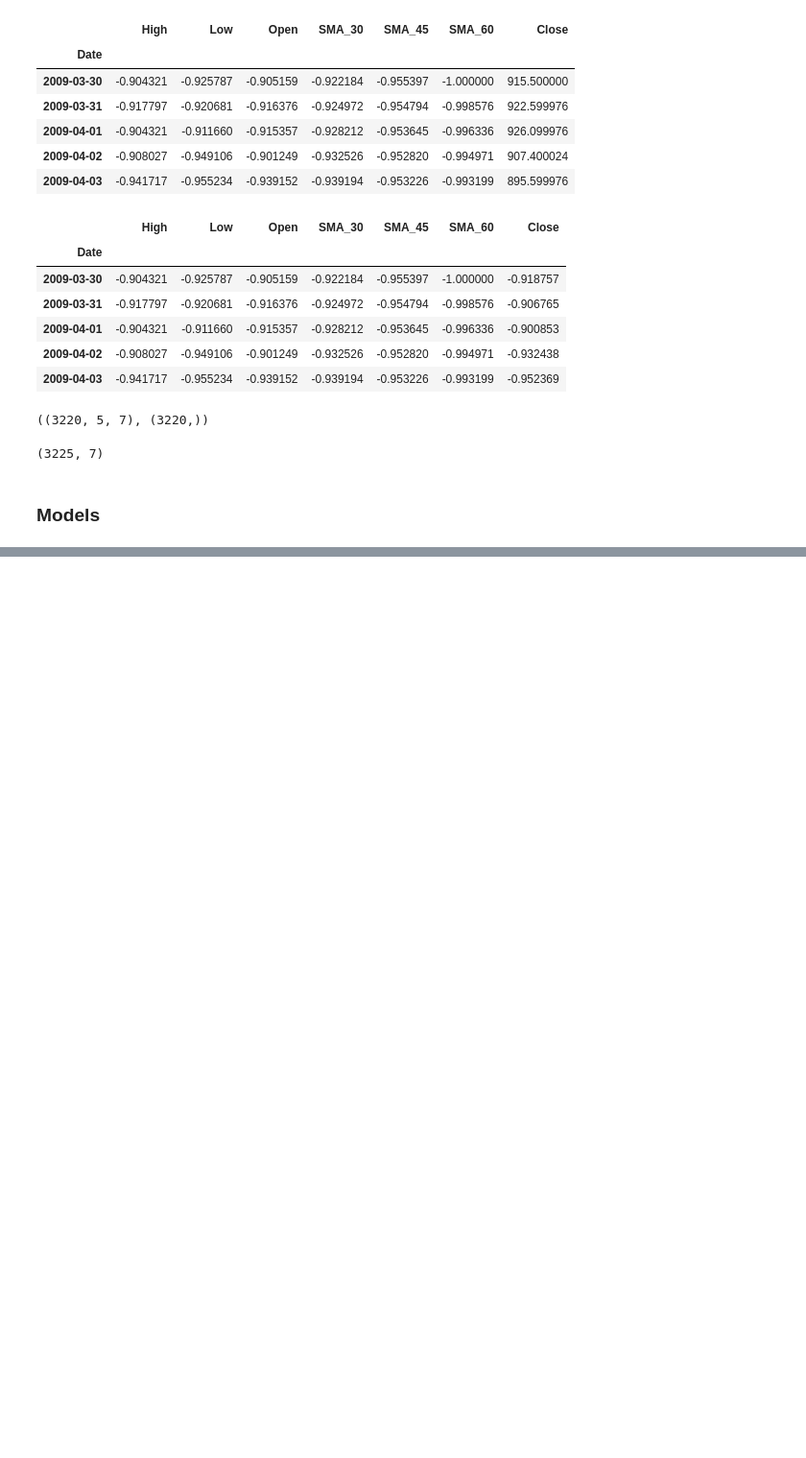
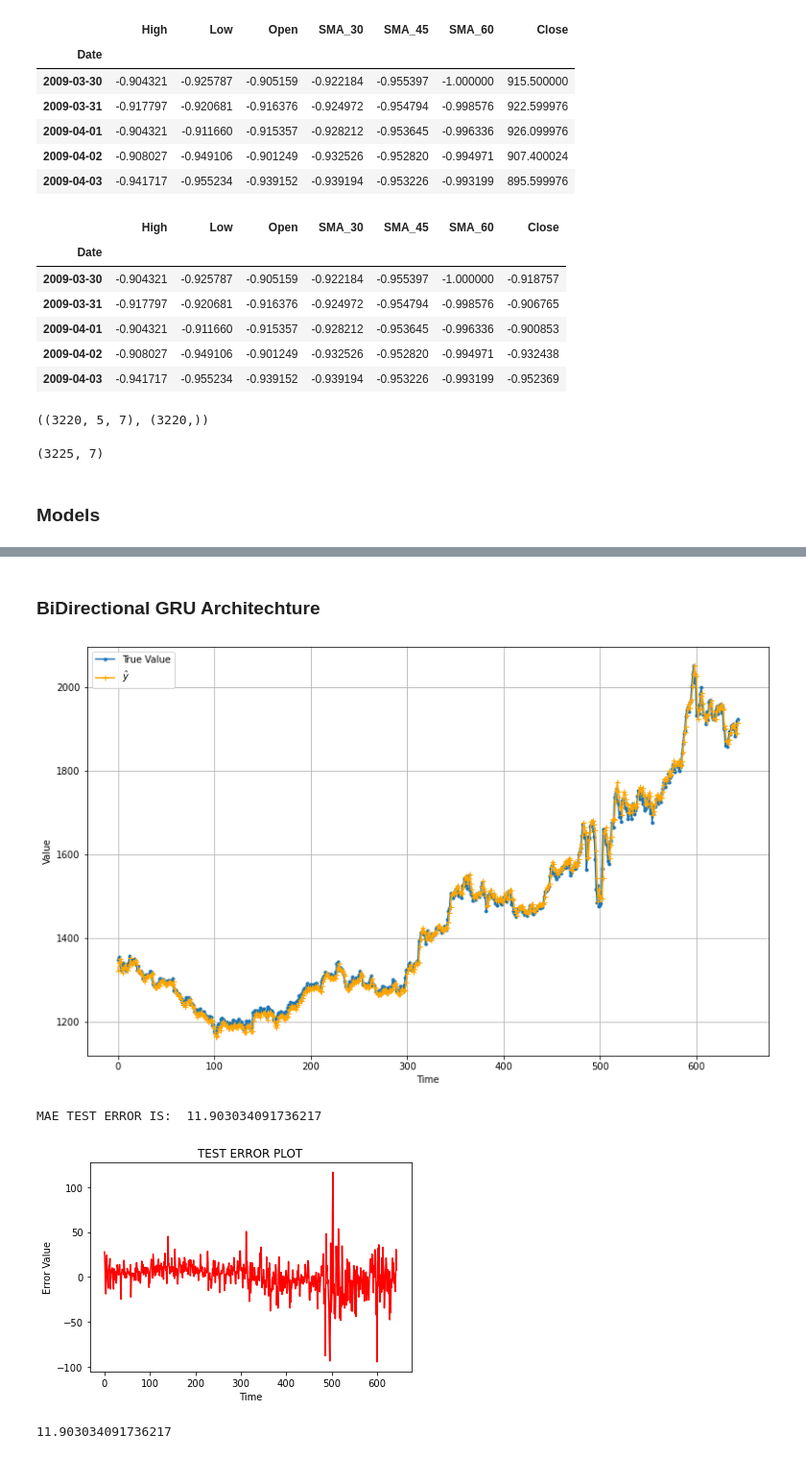
Before and after one commit to myihbach/Gold_Price_Forecasting, a Jupyter notebook: Gold_forcasting_AB.ipynb, the cells around one changed output, grey strips where cells are left out. Shown: that part at 96% size. Cells and saved outputs as stored; diff of their text form; code cells hidden in the pictures; blank space fills up the shorter version.

```diff
--- a/Gold_forcasting_AB.ipynb
+++ b/Gold_forcasting_AB.ipynb
@@ -222,0 +318,32 @@ plt.show()
+# %% [markdown]
+### BiDirectional GRU Architechture
+# %%
+## Creating the model architechture and training it:
+GRU_model = tf.keras.models.Sequential([
+  tf.keras.layers.Bidirectional(tf.keras.layers.GRU(units = 90,
+                       return_sequences=True,
+                       batch_input_shape=(None, X_train.shape[1],X_train.shape[2]))), # [None,60,1] #[batch, time steps, dimension]
+
+   tf.keras.layers.Bidirectional(tf.keras.layers.GRU(units = 60,
+                       return_sequences=True)),
+
+    tf.keras.layers.Bidirectional(tf.keras.layers.GRU(units = 40,
+                       return_sequences=False)),
+
+  tf.keras.layers.Dense(1),
+])
+
+optimizer = tf.keras.optimizers.Adam(learning_rate=0.0006)
+
+GRU_model.compile(loss = "mse",
+              metrics ="mae",
+              optimizer = optimizer)
+# %%
+epochs = 300
+train(GRU_model,X_train,Y_train,X_test, Y_test,epochs)
+evaluate(GRU_model,X_val,output_scaler,Y_val)
+# %% [output]
+[figure, added]
+MAE TEST ERROR IS:  11.903034091736217
+[figure, added]
+11.903034091736217
```
Also changed, not shown: parts of 29 cells of this notebook.
